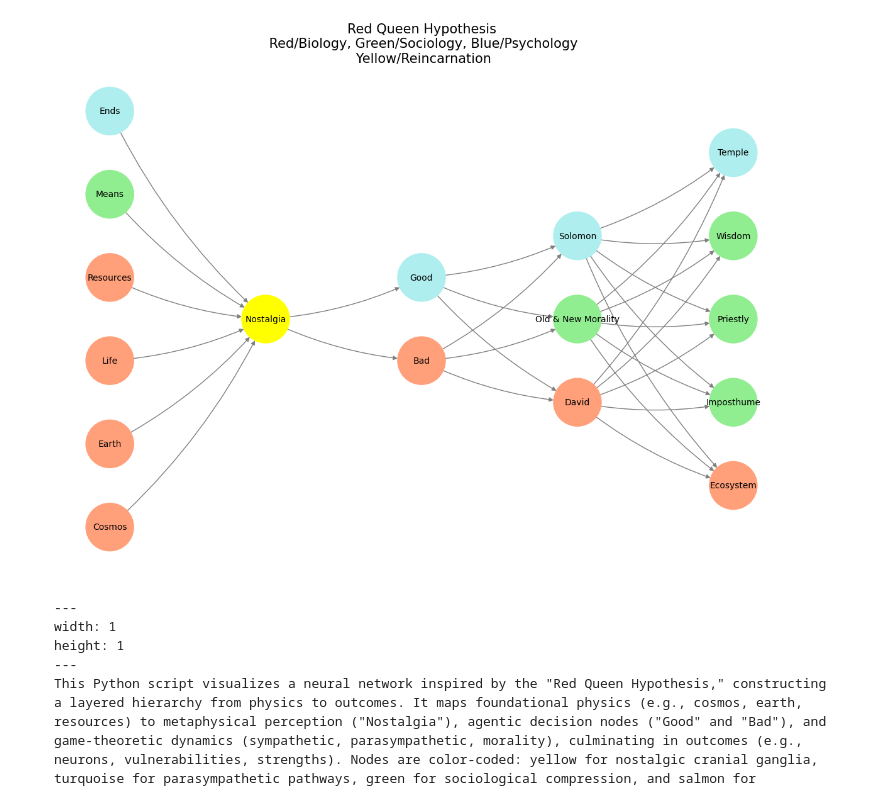
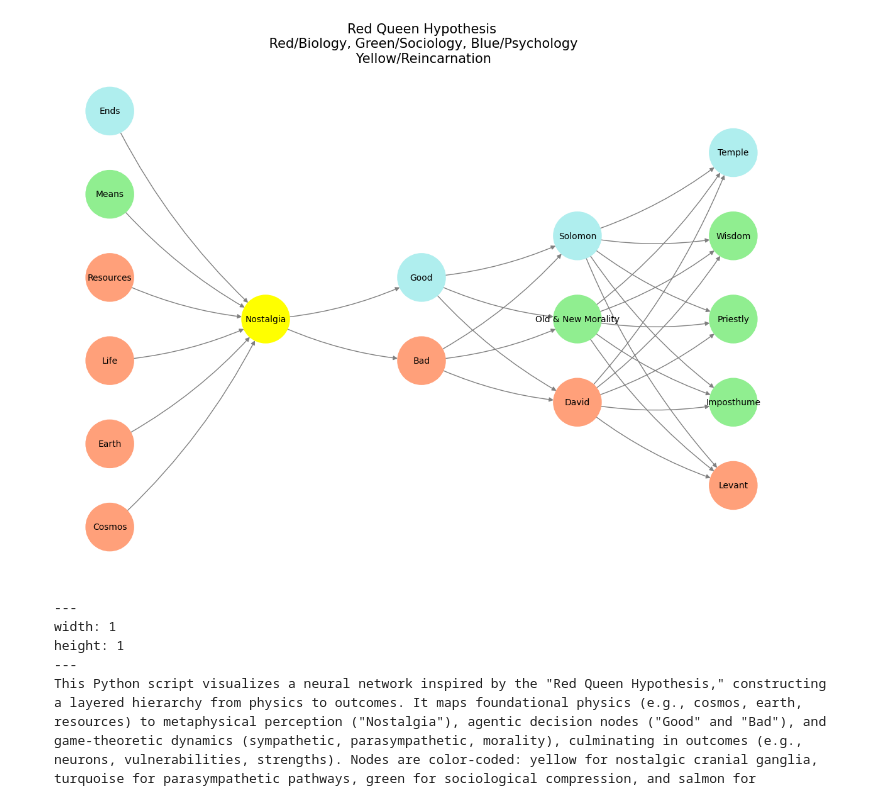
Before and after one commit to abikesa/guesswho, a Jupyter notebook: kitabo/ensi/_build/jupyter_execute/act3/part1/part1_3.ipynb, the cells around one changed output. Saved outputs shown, nothing was run; the diff lists cells and outputs as text; code cells hidden in the pictures.

````diff
--- a/kitabo/ensi/_build/jupyter_execute/act3/part1/part1_3.ipynb
+++ b/kitabo/ensi/_build/jupyter_execute/act3/part1/part1_3.ipynb
@@ -75,7 +75,7 @@ def define_layers():
         'Metaphysics': ['Nostalgia'], # Perception AI
         'Decisions': ['Bad', 'Good'], # Agentic AI "Test-Time Scaling" (as opposed to Pre-Trained -Data Scaling & Post-Trained -RLHF)
         'Games': ['David', 'Old & New Morality', 'Solomon'], # Generative AI (Plan/Cooperative/Monumental, Tool Use/Iterative/Antiquarian, Critique/Adversarial/Critical)
-        'Outcomes': ['Ecosystem', 'Imposthume', 'Priestly', 'Wisdom', 'Temple'] # Physical AI (Calculator, Web Search, SQL Search, Generate Podcast)
+        'Outcomes': ['Levant', 'Imposthume', 'Priestly', 'Wisdom', 'Temple'] # Physical AI (Calculator, Web Search, SQL Search, Generate Podcast)
     }
 
 # Assign colors to nodes
@@ -100,7 +100,7 @@ def assign_colors(node, layer):
             return 'paleturquoise'
         elif node in ['Wisdom', 'Priestly', 'Imposthume']:
             return 'lightgreen'
-        elif node == 'Ecosystem':
+        elif node == 'Levant':
             return 'lightsalmon'
     return 'lightsalmon'  # Default color
 
@@ -120,34 +120,34 @@ def visualize_nn():
 
     # Add nodes and assign positions
     for i, (layer_name, nodes) in enumerate(layers.items()):
         y_positions = calculate_positions(nodes, center_x, offset=-len(layers) + i + 1)
         for node, position in zip(nodes, y_positions):
             G.add_node(node, layer=layer_name)
             pos[node] = position
             node_colors.append(assign_colors(node, layer_name))
 
     # Add edges (without weights)
     for layer_pair in [
         ('Physics', 'Metaphysics'), ('Metaphysics', 'Decisions'), ('Decisions', 'Games'), ('Games', 'Outcomes')
     ]:
         source_layer, target_layer = layer_pair
         for source in layers[source_layer]:
             for target in layers[target_layer]:
                 G.add_edge(source, target)
 
     # Draw the graph
     plt.figure(figsize=(12, 8))
     nx.draw(
         G, pos, with_labels=True, node_color=node_colors, edge_color='gray',
         node_size=3000, font_size=10, connectionstyle="arc3,rad=0.1"
     )
     plt.title("Red Queen Hypothesis\n Red/Biology, Green/Sociology, Blue/Psychology\n Yellow/Reincarnation", fontsize=15)
     plt.show()
 
 # Run the visualization
 visualize_nn()
 # %% [output]
-[figure, old version]
+[figure, new version]
 # %% [markdown]
 ```{figure} ../../figures/blanche.*
 ---
````
Also changed, not shown: 17 other files.
